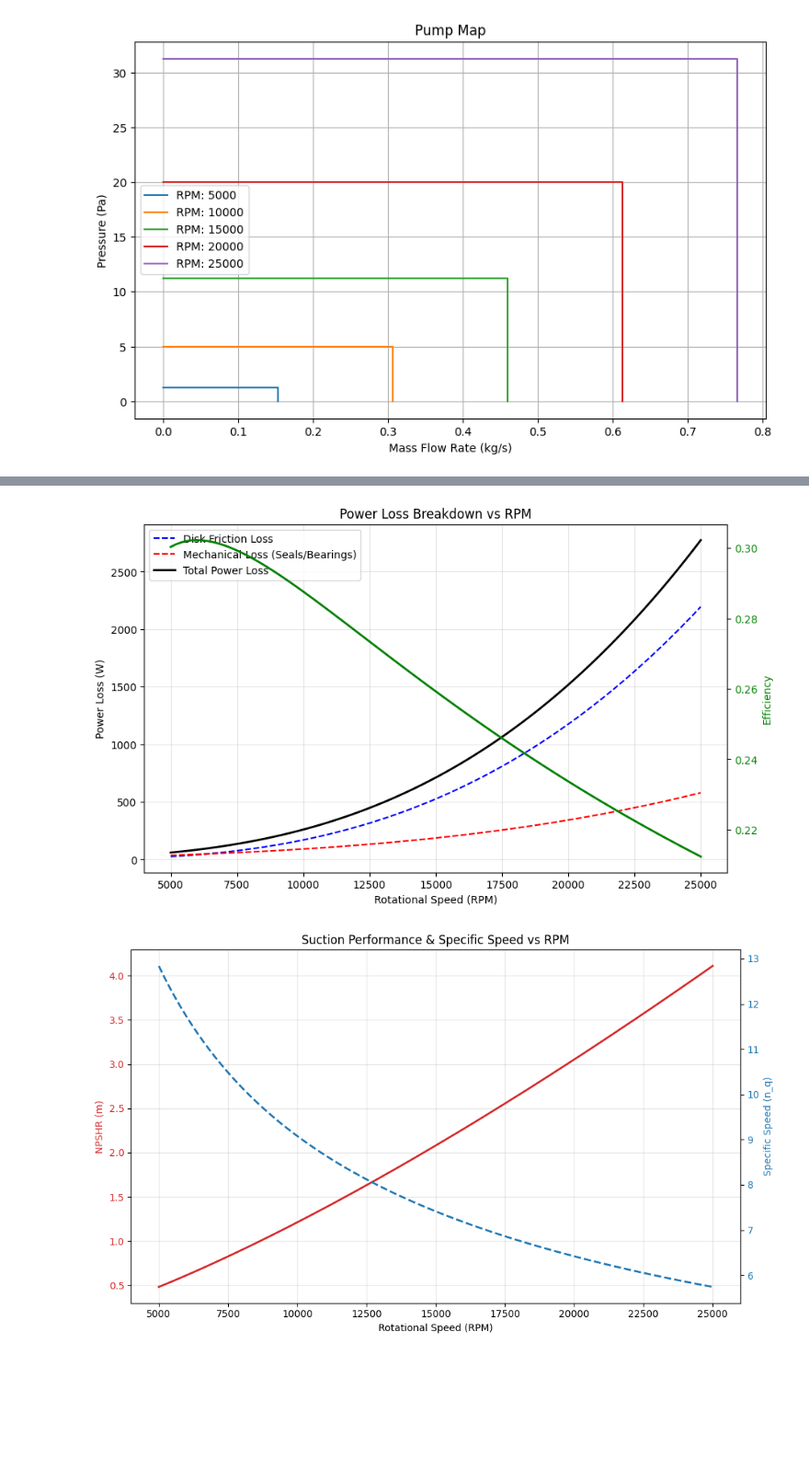
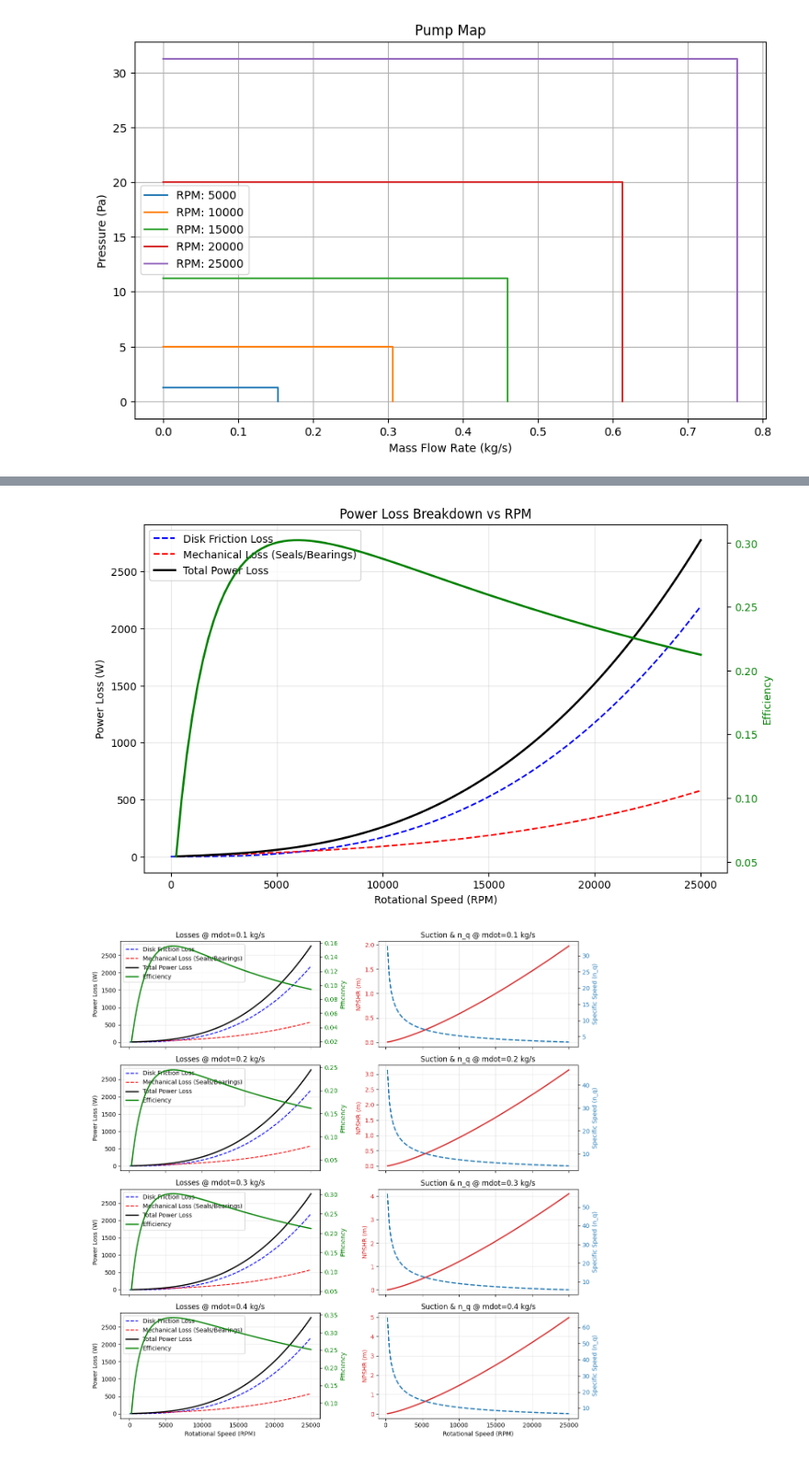
Before and after one commit to LpHiX/FYPTurbine, a Jupyter notebook: barskesizer.ipynb, the cells around one changed output, grey strips where cells are left out. Shown at 92% size. Saved outputs shown, nothing was run; the diff lists cells and outputs as text; code cells hidden in the pictures; blank space fills up the shorter version.

Commit message:
partload graphs put into barskepump.py

```diff
--- a/barskesizer.ipynb
+++ b/barskesizer.ipynb
@@ -454,34 +454,34 @@ impeller = BarskePump(
     p_desired=20 * 1e5,    # Pa
     rho=1000,           # kg/m3
     visc=1.002e-6,          # Pa.s
     RPM=20000,
     top_bearing=top_bearing,
     bot_bearing=bot_bearing,
     mechanical_seal=seal_59U14)
 impeller.pretty_print()
 impeller.visualize()
 impeller.plot_pump_map(rpms=np.linspace(5000, 25000, 5))
-impeller.plot_partload_losses(rpms=np.linspace(5000, 25000, 100))
-impeller.plot_partload_npsh(rpms=np.linspace(5000, 25000, 100))
+impeller.plot_partload_losses(rpms=np.linspace(0, 25000, 100))
+impeller.plot_partload(rpms=np.linspace(0, 25000, 100), mdots=[0.1, 0.2, 0.3, 0.4])
 # %% [output]
 Barske Pump:---------------------------
 Main results:
   RPM                            20000.00
   Required Power                 2567.47 W
   Diameter at Outlet             0.05852 m
   Mass flow rate (mdot)          0.3        kg/s
   Outlet Head (H)                203.9      m
   Rotational speed (n)           2e+04      rpm
   Flow rate (Q)                  0.0003     m^3/s
   Specific speed (n_q)           6.421
 Detailed Results:
   Efficiency                     0.2337
 ... (23 lines left out)
   Torque                         1.226      Nm
   Tip force                      6.982      N
   Centrifugal Force              65.03      N
   Blade Stress                   4.357      MPa
 [figure]
 [figure]
-[figure, old version]
+[figure, new version]
-[figure, old version]
+[figure, new version]
```
Also changed, not shown: 1 other file.
